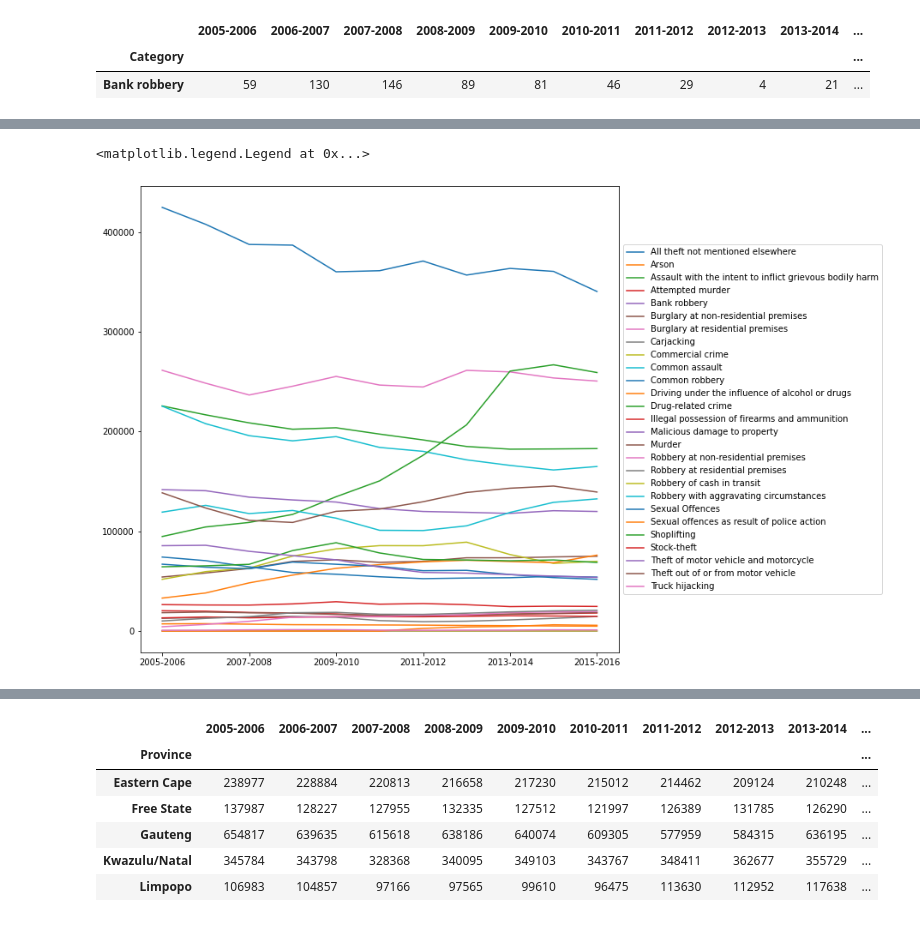
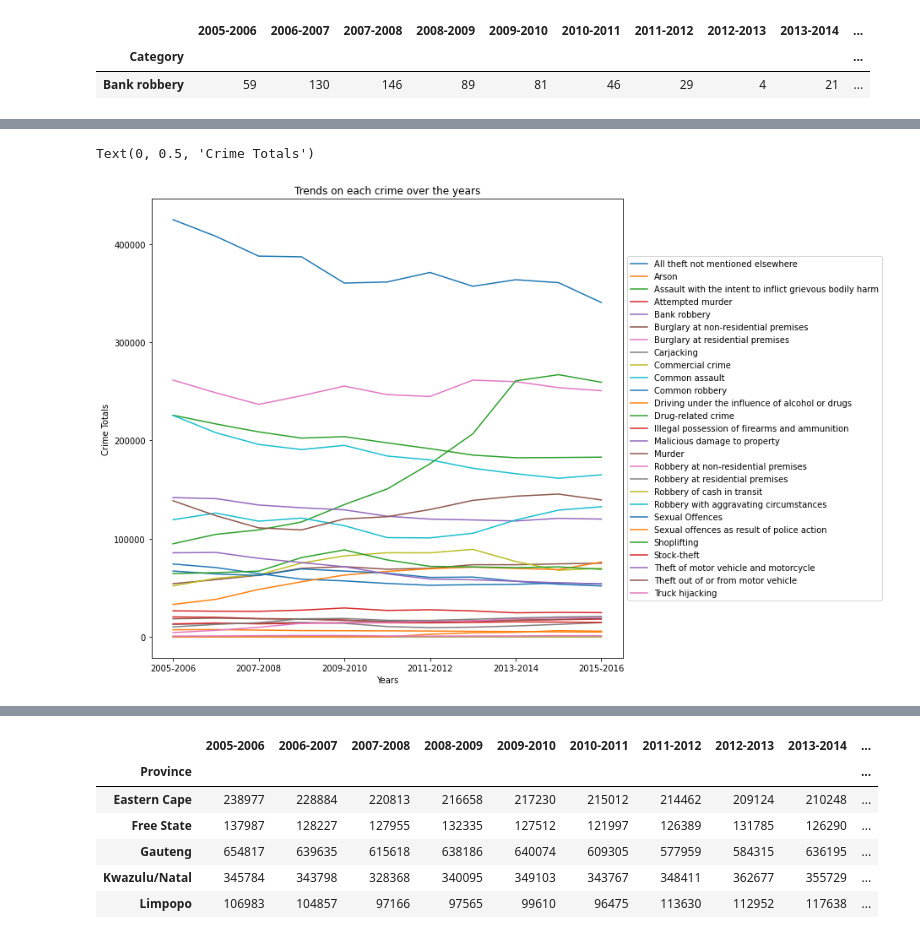
Before and after one commit to Obura98/South_Africa_Crime_Statistics, a Jupyter notebook: Moringa_Data_Science_Prep_W5_Group_Project_2020_07_Team_4_Python_Notebook.ipynb, the cells around one changed output, grey strips where cells are left out. Drawn from its saved outputs; the diff is of its cells as text; code cells hidden in the pictures.

```diff
--- a/Moringa_Data_Science_Prep_W5_Group_Project_2020_07_Team_4_Python_Notebook.ipynb
+++ b/Moringa_Data_Science_Prep_W5_Group_Project_2020_07_Team_4_Python_Notebook.ipynb
@@ -254,7 +415,9 @@ categorygraph = categorygraph.T
 # %%
 # Visualising crime by category
 categorygraph.plot(kind='line', figsize=(10,10)).legend(loc='center left', bbox_to_anchor=(1, 0.5))
-# category.head(2)
+plt.title('Trends on each crime over the years')
+plt.xlabel('Years')
+plt.ylabel('Crime Totals')
 # %% [output]
-<matplotlib.legend.Legend at 0x...>
+Text(0, 0.5, 'Crime Totals')
-[figure, old version]
+[figure, new version]
```
Also changed, not shown: parts of 48 cells of this notebook.
